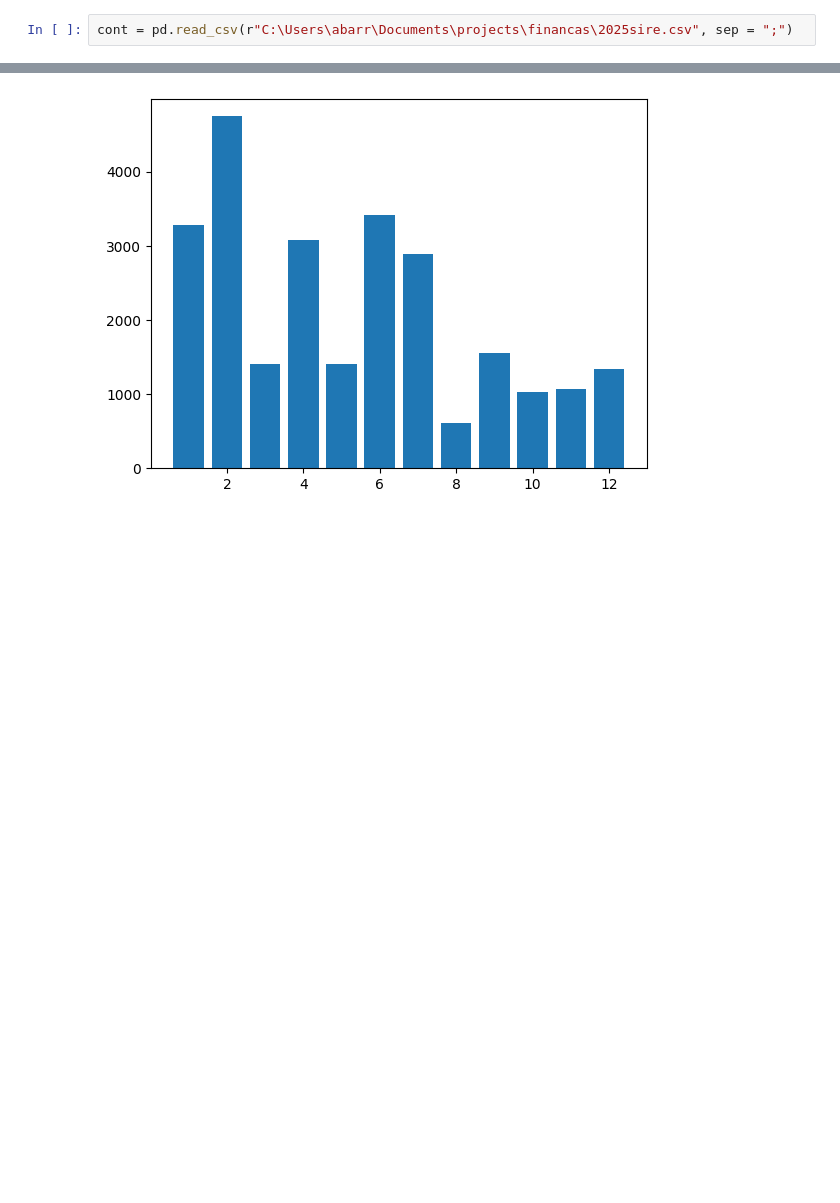
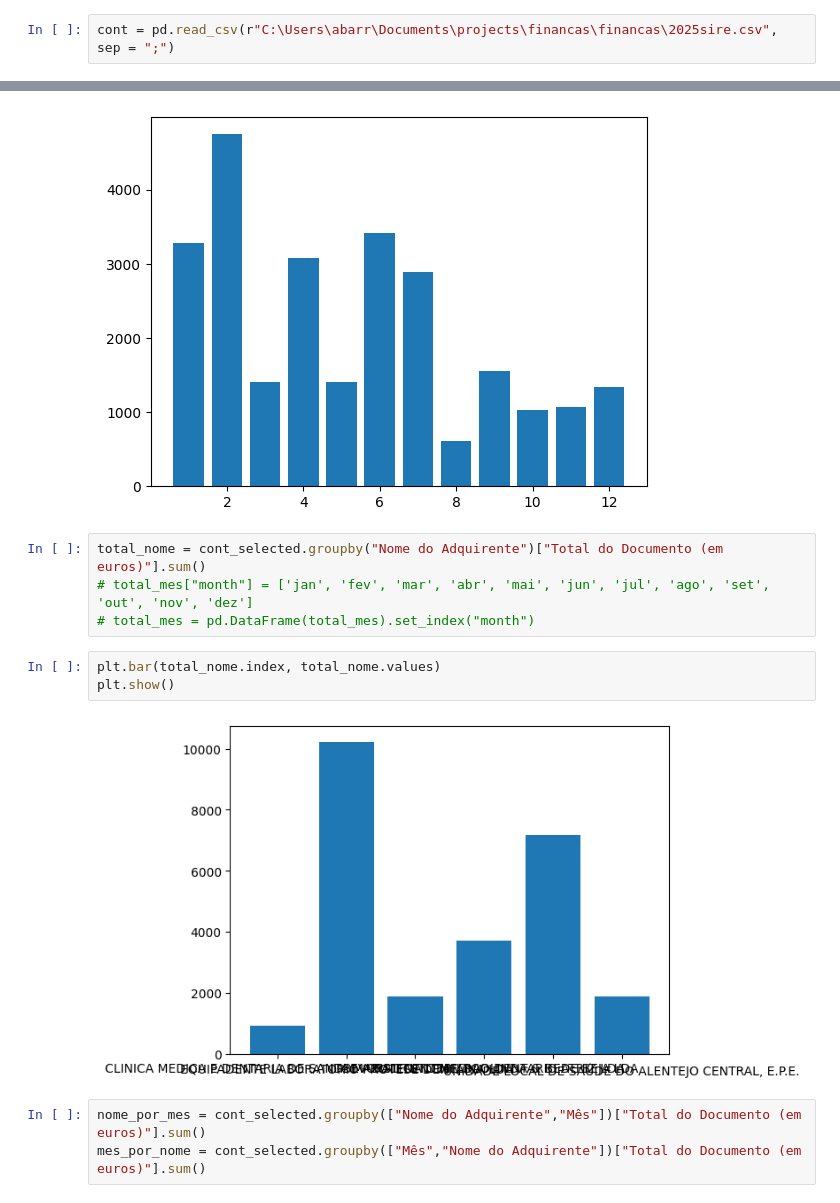
Before and after one commit to andrebarros6/financas, a Jupyter notebook: financas.ipynb, the cells around one changed output, grey strips where cells are left out. Drawn from its saved outputs; the diff is of its cells as text; blank space fills up the shorter version.

Commit message:
adding simple charts for data viz

```diff
--- a/financas.ipynb
+++ b/financas.ipynb
@@ -2,7 +2,7 @@
 import pandas as pd
 import matplotlib.pyplot as plt
 # %%
-cont = pd.read_csv(r"C:\Users\abarr\Documents\projects\financas\2025sire.csv", sep = ";")
+cont = pd.read_csv(r"C:\Users\abarr\Documents\projects\financas\financas\2025sire.csv", sep = ";")
 # %%
 cont.head()
 # %% [output]
@@ -121,3 +121,15 @@ plt.bar(total_mes.index, total_mes.values)
 plt.show()
 # %% [output]
 [figure]
+# %%
+total_nome = cont_selected.groupby("Nome do Adquirente")["Total do Documento (em euros)"].sum()
+# total_mes["month"] = ['jan', 'fev', 'mar', 'abr', 'mai', 'jun', 'jul', 'ago', 'set', 'out', 'nov', 'dez']
+# total_mes = pd.DataFrame(total_mes).set_index("month")
+# %%
+plt.bar(total_nome.index, total_nome.values)
+plt.show()
+# %% [output]
+[figure, added]
+# %%
+nome_por_mes = cont_selected.groupby(["Nome do Adquirente","Mês"])["Total do Documento (em euros)"].sum()
+mes_por_nome = cont_selected.groupby(["Mês","Nome do Adquirente"])["Total do Documento (em euros)"].sum()
```
Also changed, not shown: parts of 4 cells of this notebook.
